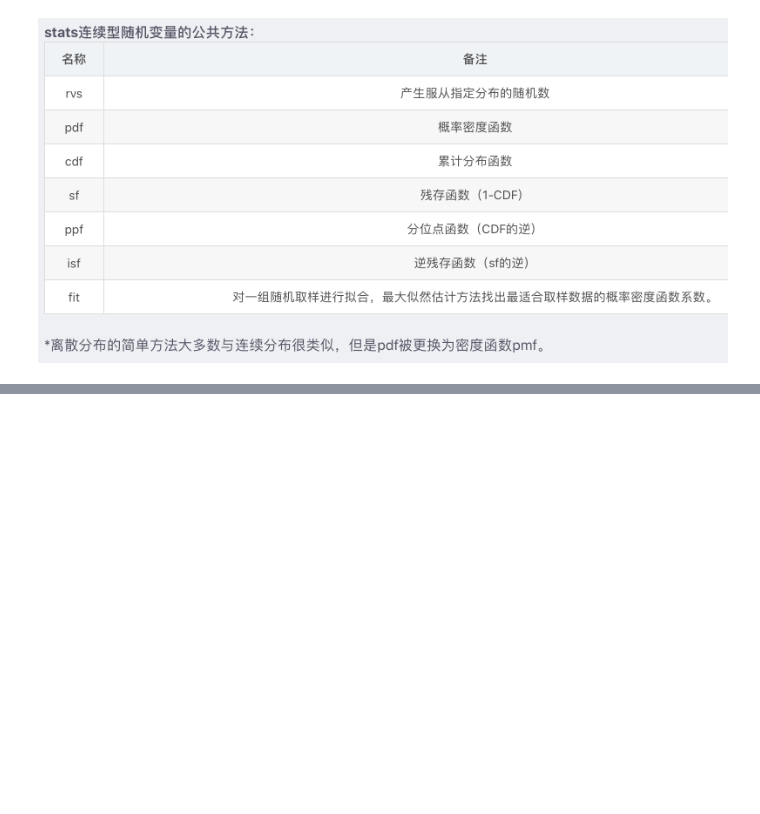
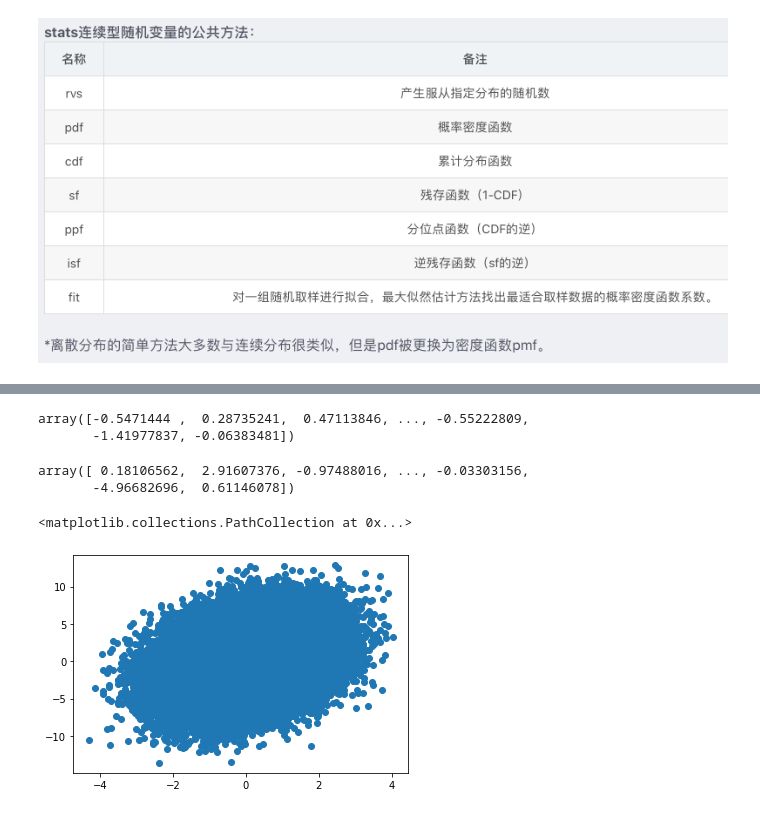
Before and after one commit to Alecia113/2021-S2, a Jupyter notebook: Machine L/1/foundation3_Probability.ipynb, the cells around one changed output, grey strips where cells are left out. Cells and saved outputs as stored; diff of their text form; code cells hidden in the pictures; blank space fills up the shorter version.

```diff
--- a/Machine L/1/foundation3_Probability.ipynb
+++ b/Machine L/1/foundation3_Probability.ipynb
@@ -140,0 +220,23 @@ pl.show()
+# %%
+mean = (0, 0)
+cov = [[1,1],[1,10]]
+x, y = np.random.multivariate_normal(mean, cov, 100000).T
+
+# multivariate_normal(mean, cov, size=None, check_valid='warn', tol=1e-8)
+
+# Draw random samples from a multivariate normal distribution.从多变量正态分布中抽取随机样本。
+# %%
+x
+# %% [output]
+array([-0.5471444 ,  0.28735241,  0.47113846, ..., -0.55222809,
+       -1.41977837, -0.06383481])
+# %%
+y
+# %% [output]
+array([ 0.18106562,  2.91607376, -0.97488016, ..., -0.03303156,
+       -4.96682696,  0.61146078])
+# %%
+pl.scatter(x,y)
+# %% [output]
+<matplotlib.collections.PathCollection at 0x...>
+[figure, added]
```
Also changed, not shown: parts of 56 cells of this notebook.
